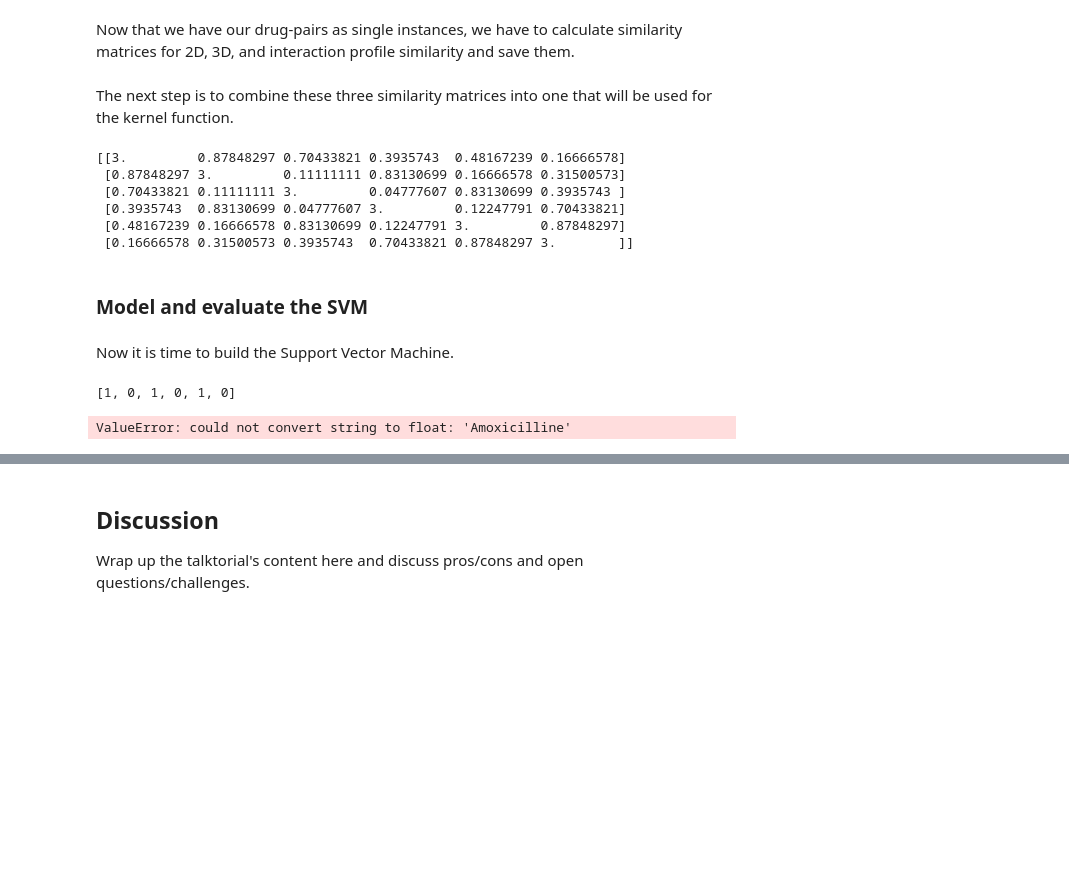
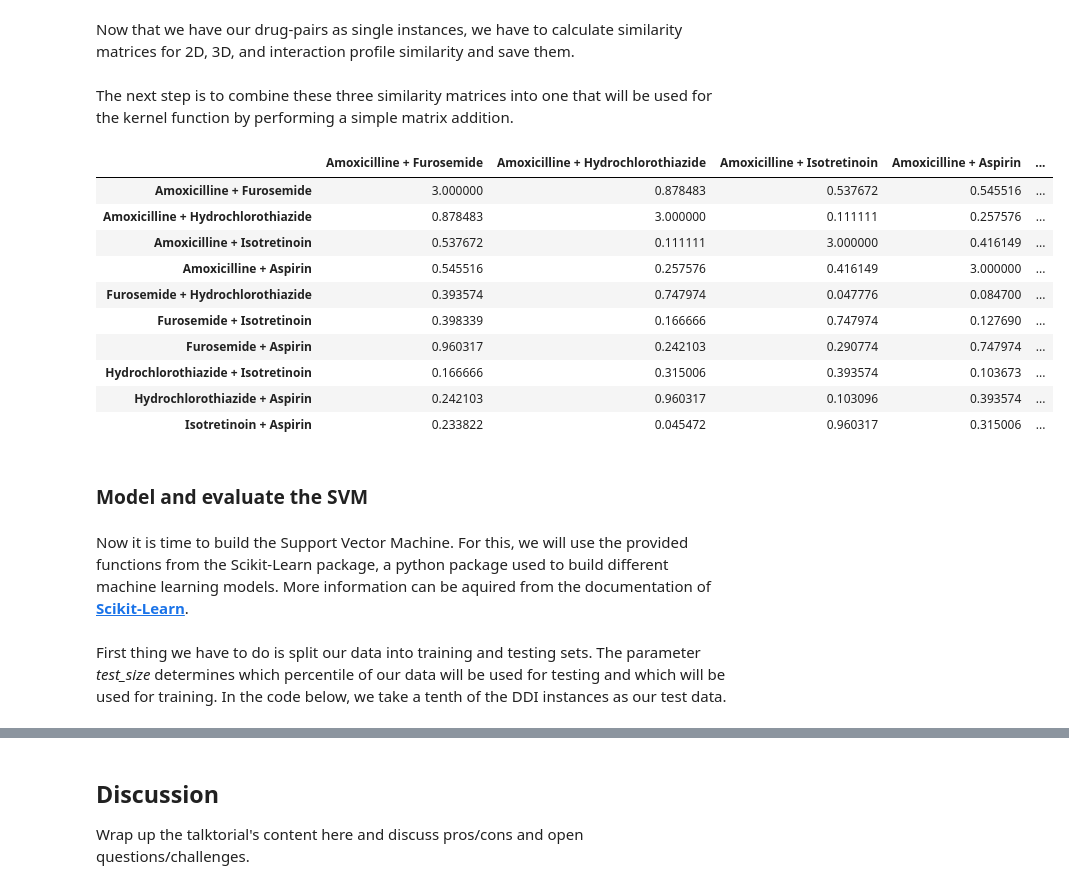
Before and after one commit to volkamerlab/CADDSeminar_2023, a Jupyter notebook: notebooks/04_SVM_DDI_prediction/T4_SVM_DDI_prediction.ipynb, the cells around one changed output, grey strips where cells are left out. Drawn from its saved outputs; the diff is of its cells as text; code cells hidden in the pictures; blank space fills up the shorter version.

```diff
--- a/notebooks/04_SVM_DDI_prediction/T4_SVM_DDI_prediction.ipynb
+++ b/notebooks/04_SVM_DDI_prediction/T4_SVM_DDI_prediction.ipynb
@@ -488,19 +542,5 @@ Unlike in the above cases, we create the interaction profile fingerprints oursel
 After that, we once again calculate and save the Tanimoto Coefficients in a similarity matrix as a pandas DataFrame with the names of the drugs to specify columns and rows of the matrix.
 # %%
-# Create interaction profile fingerprints
-fps = []
-for i in range(num_drugs):
-    DDI_fp = np.zeros(num_drugs)
-    for j in range(num_drugs):
-        if drugs["id"][j] in drugs["ddi"][i]:
-            DDI_fp[j] = 1
-    # change array into bitstring
-    bitstring = "".join(DDI_fp.astype(str))
-    # change bitstring to RDkit fingerprint and add to fingerprints
-    fps.append(DataStructs.cDataStructs.CreateFromBitString(bitstring))
-
-drugs["ipfp"] = fps
-
 # calculate Tanimoto Coefficient
 scores_IP = np.zeros((num_drugs,num_drugs))
 for i in range(num_drugs):
@@ -508,5 +548,5 @@ for i in range(num_drugs):
         score = DataStructs.TanimotoSimilarity(drugs["ipfp"][i],drugs["ipfp"][j])
         scores_IP[i][j] = scores_IP[j][i] = score
 drugs_IP_database = pd.DataFrame(scores_IP, drugs["id"], drugs["id"])
-print(drugs_IP_database)
-print(drugs_IP_database["Amoxicilline"]["Furosemide"])
+#print(drugs_IP_database)
+#print(drugs_IP_database["Amoxicilline"]["Furosemide"])
@@ -547,10 +572,4 @@ print(drug_pairs_partner)
 print(drug_pairs_names)
 print(drug_pairs_labels)
 
-# create our training dataset for the SVM
-pairs = pd.DataFrame({
-    "partner" : drug_pairs_partner,
-    "id": drug_pairs_names,
-    "label": drug_pairs_labels,
-})
-num_pairs = pairs["id"].size
+num_pairs = len(drug_pairs_names)
@@ -563,8 +586,8 @@ pair_scores_3D = np.zeros((num_pairs,num_pairs))
 pair_scores_IP = np.zeros((num_pairs,num_pairs))
 for i in range(num_pairs):
     for j in range(i, num_pairs):
-        d1 = pairs["partner"][i]
-        d2 = pairs["partner"][j]
+        d1 = drug_pairs_partner[i]
+        d2 = drug_pairs_partner[j]
         # calculate 2D pairwise similarity
         score1 = np.dot(drugs_2D_database[d1[0]][d2[0]] , drugs_2D_database[d1[1]][d2[1]])
         score2 = np.dot(drugs_2D_database[d1[1]][d2[0]] , drugs_2D_database[d1[0]][d2[1]])
@@ -581,32 +604,31 @@ for i in range(num_pairs):
         pair_scores_IP[i][j] = pair_scores_IP[j][i] = max(score1, score2)
 
 # save pairwise similarity databases for quick checkups
-pair_2D_database = pd.DataFrame(pair_scores_2D, pairs["id"], pairs["id"])
-pair_3D_database = pd.DataFrame(pair_scores_3D, pairs["id"], pairs["id"])
-pair_IP_database = pd.DataFrame(pair_scores_IP, pairs["id"], pairs["id"])
+pair_2D_database = pd.DataFrame(pair_scores_2D, drug_pairs_names, drug_pairs_names)
+pair_3D_database = pd.DataFrame(pair_scores_3D, drug_pairs_names, drug_pairs_names)
+pair_IP_database = pd.DataFrame(pair_scores_IP, drug_pairs_names, drug_pairs_names)
 #print(pair_IP_database)
 # %% [markdown]
-The next step is to combine these three similarity matrices into one that will be used for the kernel function.
+The next step is to combine these three similarity matrices into one that will be used for the kernel function by performing a simple matrix addition.
-# %%
-pairwise_kernel_matrix = pair_2D_database + pair_3D_database + pair_IP_database
-#print(pairwise_kernel_matrix)
-kernel = metrics.pairwise.pairwise_kernels(pairwise_kernel_matrix, metric='precomputed')
-print(kernel)
-# %% [output]
-[[3.         0.87848297 0.70433821 0.3935743  0.48167239 0.16666578]
- [0.87848297 3.         0.11111111 0.83130699 0.16666578 0.31500573]
- [0.70433821 0.11111111 3.         0.04777607 0.83130699 0.3935743 ]
- [0.3935743  0.83130699 0.04777607 3.         0.12247791 0.70433821]
- [0.48167239 0.16666578 0.83130699 0.12247791 3.         0.87848297]
- [0.16666578 0.31500573 0.3935743  0.70433821 0.87848297 3.        ]]
+# %%
+combined_similarity_matrix = pair_2D_database + pair_3D_database + pair_IP_database
+# %%
+combined_similarity_matrix
+# %% [output]
+|  | Amoxicilline + Furosemide | Amoxicilline + Hydrochlorothiazide | Amoxicilline + Isotretinoin | Amoxicilline + Aspirin | ... |
+| Amoxicilline + Furosemide | 3.000000 | 0.878483 | 0.537672 | 0.545516 | ... |
+| Amoxicilline + Hydrochlorothiazide | 0.878483 | 3.000000 | 0.111111 | 0.257576 | ... |
+| Amoxicilline + Isotretinoin | 0.537672 | 0.111111 | 3.000000 | 0.416149 | ... |
+| Amoxicilline + Aspirin | 0.545516 | 0.257576 | 0.416149 | 3.000000 | ... |
+| Furosemide + Hydrochlorothiazide | 0.393574 | 0.747974 | 0.047776 | 0.084700 | ... |
+| Furosemide + Isotretinoin | 0.398339 | 0.166666 | 0.747974 | 0.127690 | ... |
+| Furosemide + Aspirin | 0.960317 | 0.242103 | 0.290774 | 0.747974 | ... |
+| Hydrochlorothiazide + Isotretinoin | 0.166666 | 0.315006 | 0.393574 | 0.103673 | ... |
+| Hydrochlorothiazide + Aspirin | 0.242103 | 0.960317 | 0.103096 | 0.393574 | ... |
+| Isotretinoin + Aspirin | 0.233822 | 0.045472 | 0.960317 | 0.315006 | ... |
 # %% [markdown]
 ### Model and evaluate the SVM
-# %% [markdown]
-Now it is time to build the Support Vector Machine.
-# %%
-classifier = svm.SVC(kernel='precomputed',C=1.0)
-print(drug_pairs_labels)
-classifier.fit(drug_pairs_partner,drug_pairs_labels)
-# %% [output]
-[1, 0, 1, 0, 1, 0]
-ValueError: could not convert string to float: 'Amoxicilline'
+# %% [markdown]
+Now it is time to build the Support Vector Machine. For this, we will use the provided functions from the Scikit-Learn package, a python package used to build different machine learning models. More information can be aquired from the documentation of [__Scikit-Learn__](https://scikit-learn.org/stable/index.html).
+# %% [markdown]
+First thing we have to do is split our data into training and testing sets. The parameter *test_size* determines which percentile of our data will be used for testing and which will be used for training. In the code below, we take a tenth of the DDI instances as our test data.
```
Also changed, not shown: parts of 60 cells of this notebook, 2 other files.
